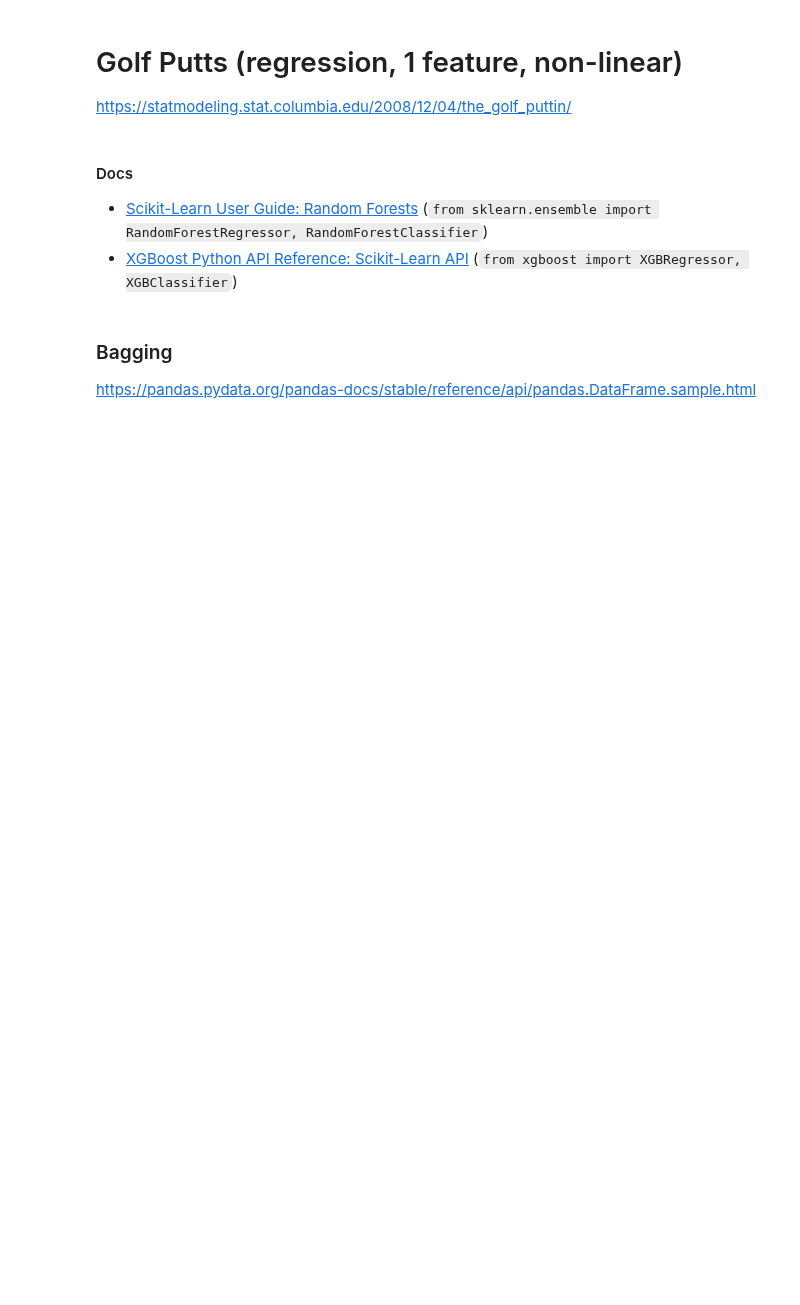
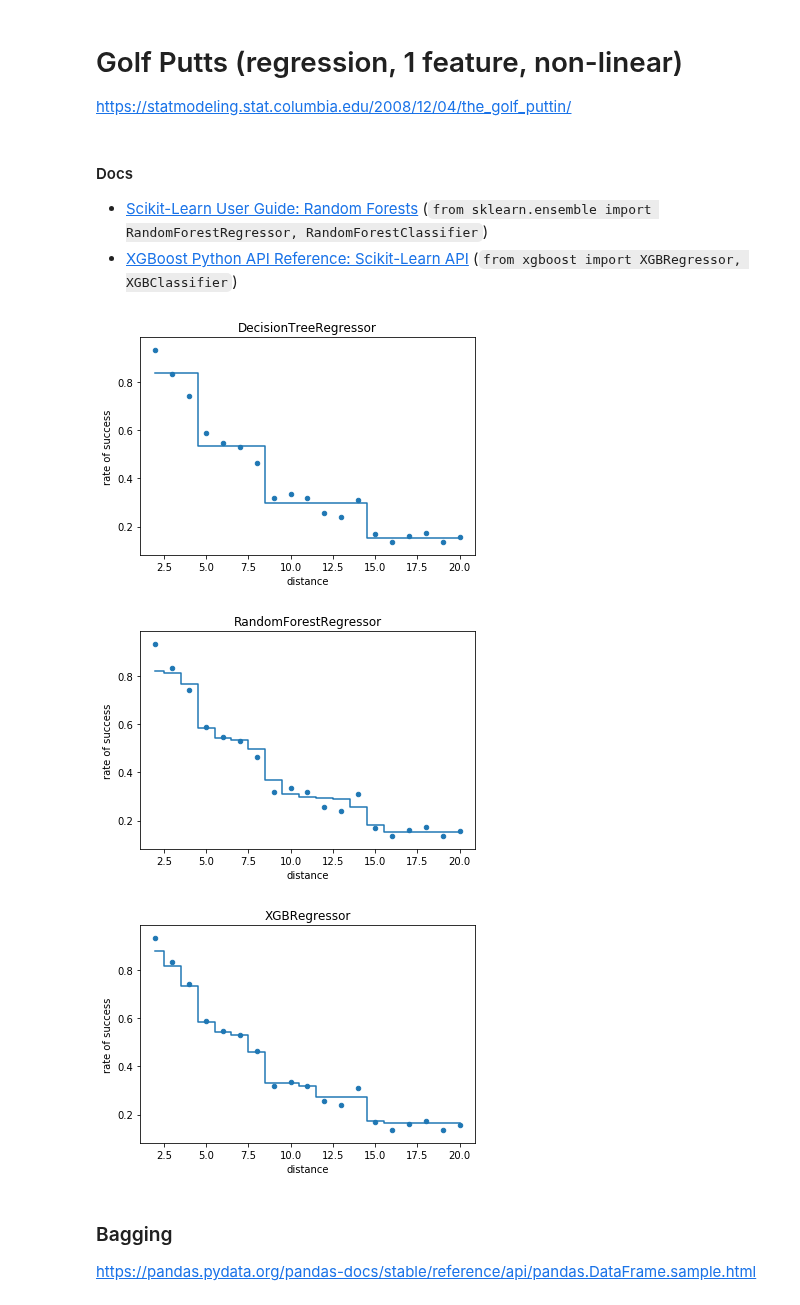
Before and after one commit to LambdaSchool/DS-Unit-2-Sprint-3-Classification-Validation, a Jupyter notebook: module4-rf-gb/LS_DS_234_Random_Forests_Gradient_Boosting.ipynb, the cells around one changed output. Saved outputs shown, nothing was run; the diff lists cells and outputs as text; code cells hidden in the pictures; blank space fills up the shorter version.

```diff
--- a/module4-rf-gb/LS_DS_234_Random_Forests_Gradient_Boosting.ipynb
+++ b/module4-rf-gb/LS_DS_234_Random_Forests_Gradient_Boosting.ipynb
@@ -94,21 +108,25 @@ putts_y = putts['rate of success']
 # %%
 from sklearn.ensemble import RandomForestRegressor
 from sklearn.tree import DecisionTreeRegressor
 from xgboost import XGBRegressor
 
 def putt_trees(max_depth=1, n_estimators=1):
     models = [DecisionTreeRegressor(max_depth=max_depth),
               RandomForestRegressor(max_depth=max_depth, n_estimators=n_estimators),
               XGBRegressor(max_depth=max_depth, n_estimators=n_estimators)]
 
     for model in models:
         name = model.__class__.__name__
         model.fit(putts_X, putts_y)
         ax = putts.plot('distance', 'rate of success', kind='scatter', title=name)
         ax.step(putts_X, model.predict(putts_X), where='mid')
         plt.show()
 
-interact(putt_trees, max_depth=(1,6,1), n_estimators=(10,40,10));
+putt_trees(max_depth=2, n_estimators=40)
+# %% [output]
+[figure, added]
+[figure, added]
+[figure, added]
 # %% [markdown]
 ### Bagging
 https://pandas.pydata.org/pandas-docs/stable/reference/api/pandas.DataFrame.sample.html
```
Also changed, not shown: parts of 11 cells of this notebook.
